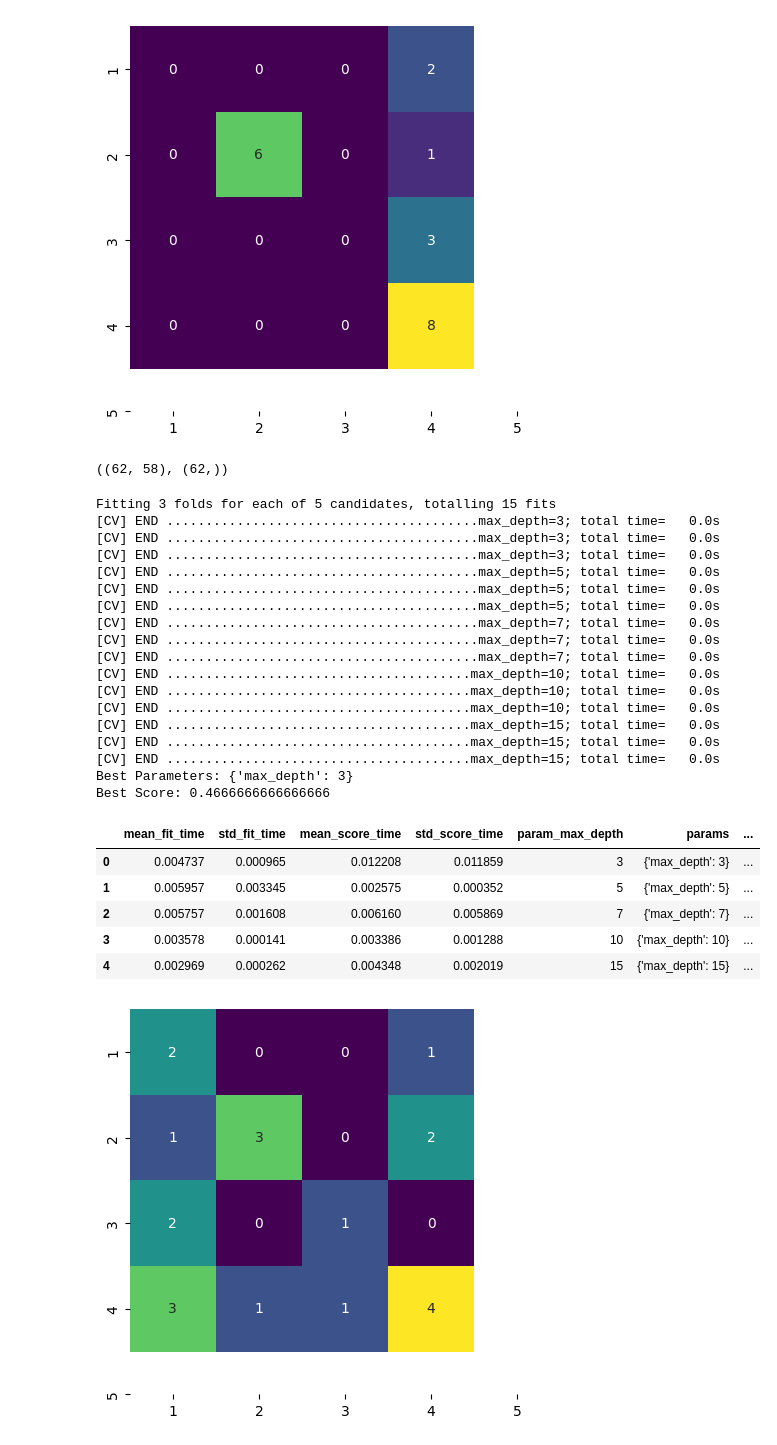
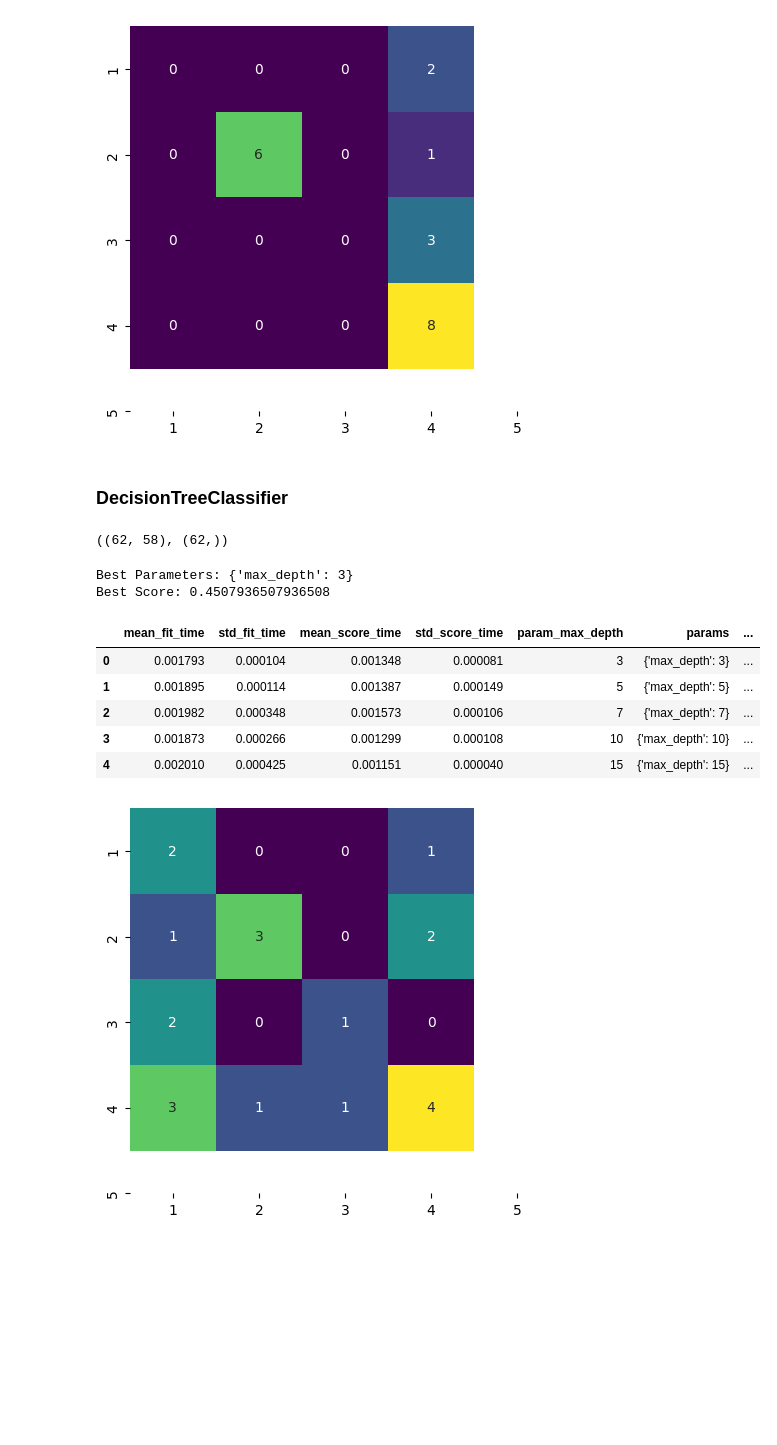
Before and after one commit to JulianCatnip/StudentMatcher, a Jupyter notebook: 05_MachineLearning.ipynb, the cells around one changed output. Saved outputs shown, nothing was run; the diff lists cells and outputs as text; code cells hidden in the pictures; blank space fills up the shorter version.

```diff
--- a/05_MachineLearning.ipynb
+++ b/05_MachineLearning.ipynb
@@ -352,6 +260,8 @@ for train_index, test_index in skfolds.split(X_train_class_scaled, y):
 [figure]
 [figure]
 [figure]
+# %% [markdown]
+### DecisionTreeClassifier
 # %%
 X = data_num.copy() # Nur Feature mit Zahlenwerten verwenden
 X = X.drop(["Studiengang_num"], axis=1)
@@ -362,51 +272,35 @@ X.shape, y.shape
 # %% [output]
 ((62, 58), (62,))
 # %%
-#Grid Search for best hyperparameters
+# Grid Search for best hyperparameters
 
 tree_classifier = DecisionTreeClassifier()
-grid = GridSearchCV(estimator=tree_classifier,
-                   param_grid={
-                       'max_depth': [3, 5, 7, 10, 15]
-                   },
-                   cv=3,
-                    refit="MAE",
-                   verbose=2)
+grid = GridSearchCV(
+    estimator=tree_classifier,
+    param_grid={
+        'max_depth': [3, 5, 7, 10, 15]
+    },
+    cv=3,
+    refit="MAE",
+    verbose=0
+)
 
 scaler = StandardScaler().fit(X)
 X_train_class_scaled = pd.DataFrame(scaler.transform(X), columns=X.columns)
-
-
 
 grid.fit(X_train_class_scaled, y)
 print("Best Parameters:", grid.best_params_)
 print("Best Score:", grid.best_score_)
 pd.DataFrame(grid.cv_results_)
 # %% [output]
-Fitting 3 folds for each of 5 candidates, totalling 15 fits
-[CV] END ........................................max_depth=3; total time=   0.0s
-[CV] END ........................................max_depth=3; total time=   0.0s
-[CV] END ........................................max_depth=3; total time=   0.0s
-[CV] END ........................................max_depth=5; total time=   0.0s
-[CV] END ........................................max_depth=5; total time=   0.0s
-[CV] END ........................................max_depth=5; total time=   0.0s
-[CV] END ........................................max_depth=7; total time=   0.0s
-[CV] END ........................................max_depth=7; total time=   0.0s
-[CV] END ........................................max_depth=7; total time=   0.0s
-[CV] END .......................................max_depth=10; total time=   0.0s
-[CV] END .......................................max_depth=10; total time=   0.0s
-[CV] END .......................................max_depth=10; total time=   0.0s
-[CV] END .......................................max_depth=15; total time=   0.0s
-[CV] END .......................................max_depth=15; total time=   0.0s
-[CV] END .......................................max_depth=15; total time=   0.0s
 Best Parameters: {'max_depth': 3}
-Best Score: 0.4666666666666666
+Best Score: 0.4507936507936508
 |  | mean_fit_time | std_fit_time | mean_score_time | std_score_time | param_max_depth | params | ... |
-| 0 | 0.004737 | 0.000965 | 0.012208 | 0.011859 | 3 | {'max_depth': 3} | ... |
-| 1 | 0.005957 | 0.003345 | 0.002575 | 0.000352 | 5 | {'max_depth': 5} | ... |
-| 2 | 0.005757 | 0.001608 | 0.006160 | 0.005869 | 7 | {'max_depth': 7} | ... |
-| 3 | 0.003578 | 0.000141 | 0.003386 | 0.001288 | 10 | {'max_depth': 10} | ... |
-| 4 | 0.002969 | 0.000262 | 0.004348 | 0.002019 | 15 | {'max_depth': 15} | ... |
+| 0 | 0.001793 | 0.000104 | 0.001348 | 0.000081 | 3 | {'max_depth': 3} | ... |
+| 1 | 0.001895 | 0.000114 | 0.001387 | 0.000149 | 5 | {'max_depth': 5} | ... |
+| 2 | 0.001982 | 0.000348 | 0.001573 | 0.000106 | 7 | {'max_depth': 7} | ... |
+| 3 | 0.001873 | 0.000266 | 0.001299 | 0.000108 | 10 | {'max_depth': 10} | ... |
+| 4 | 0.002010 | 0.000425 | 0.001151 | 0.000040 | 15 | {'max_depth': 15} | ... |
 # %%
 # Machine Leanring Model DecisionTreeClassifier
 tree_class = DecisionTreeClassifier(max_depth=3, random_state=0)
```
Also changed, not shown: parts of 23 cells of this notebook.
